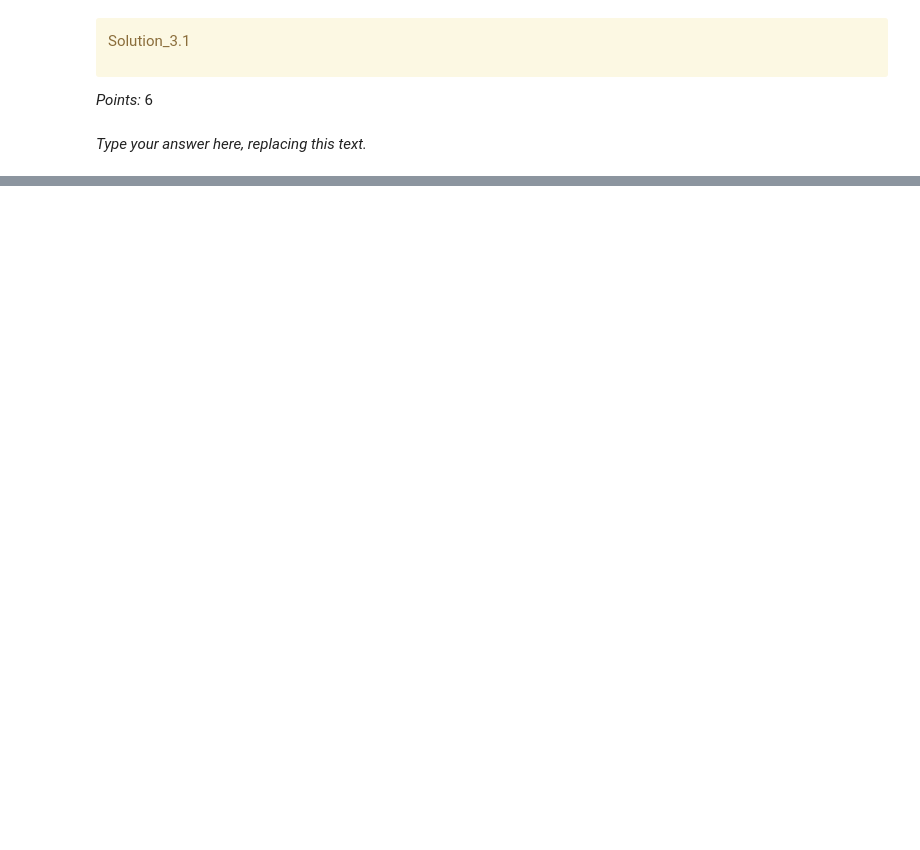
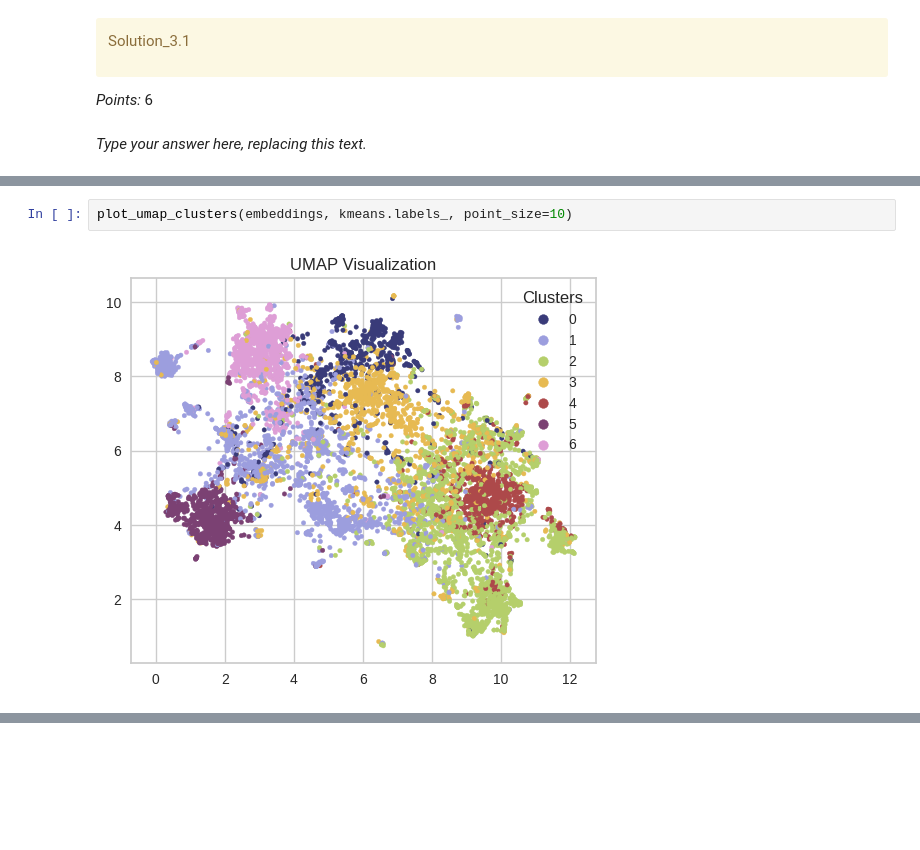
Before and after one commit to anna-si-tu/HW6, a Jupyter notebook: hw6.ipynb, the cells around one changed output, grey strips where cells are left out. Saved outputs shown, nothing was run; the diff lists cells and outputs as text; blank space fills up the shorter version.

```diff
--- a/hw6.ipynb
+++ b/hw6.ipynb
@@ -790,0 +1031,4 @@ _Type your answer here, replacing this text._
+# %%
+plot_umap_clusters(embeddings, kmeans.labels_, point_size=10)
+# %% [output]
+[figure, added]
```
Also changed, not shown: parts of 59 cells of this notebook.
